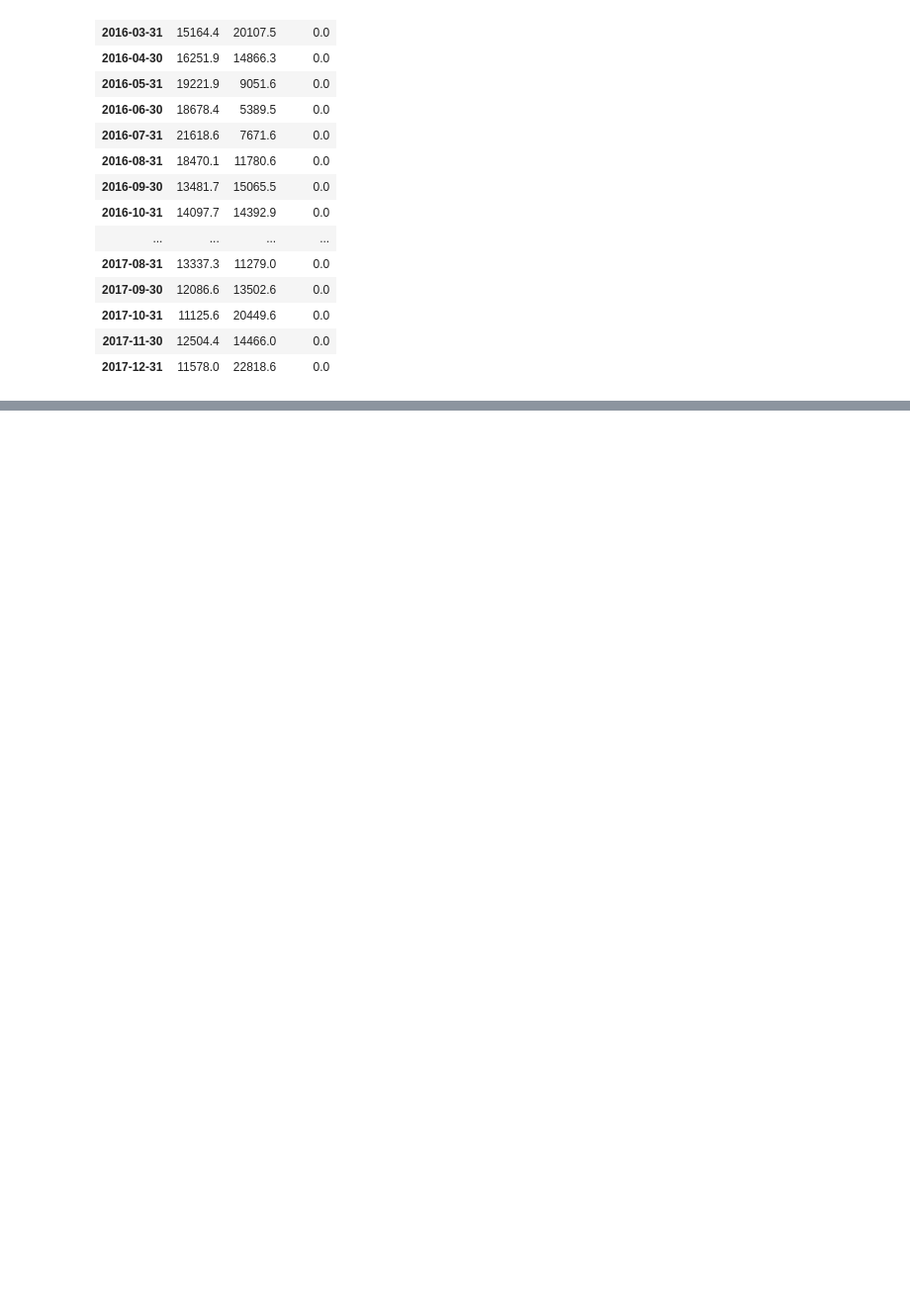
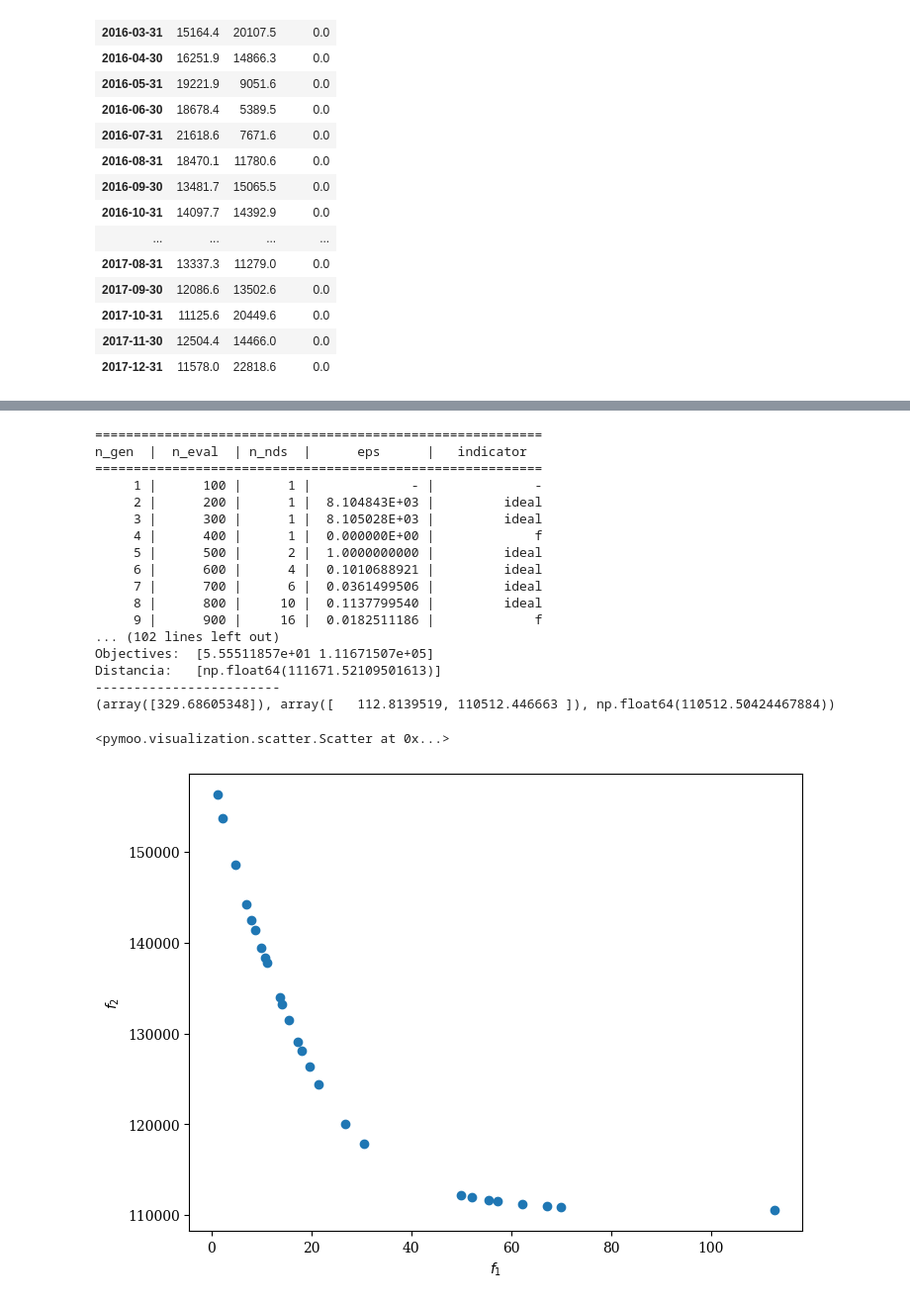
Before and after one commit to arthurcoelho442/Sujidade-e-Retorno-Economico-de-Baterias, a Jupyter notebook: atual.ipynb, the cells around one changed output, grey strips where cells are left out. Shown at 99% size. Saved outputs shown, nothing was run; the diff lists cells and outputs as text; code cells hidden in the pictures; blank space fills up the shorter version.

```diff
--- a/atual.ipynb
+++ b/atual.ipynb
@@ -583,7 +649,7 @@ def run_optimization(problem, algorithm, seed, verbose=False):
 # Definir o problema de otimização
 n_var = 1
 max_baterry = 3.9*10**6
-objs = [c_bat, lambda x: [sum(energBaterry(PotPVM, consumo,x)[1].iloc[:,0] * c_tou)]]
+objs = [c_bat, lambda e_b: [Ce(e_b, users[0])]]
 problem = FunctionalProblem(n_var, objs, xl=np.full(n_var, 0), xu=np.full(n_var, max_baterry))
 
 # Configurar o algoritmo NSGA-III
@@ -614,33 +680,53 @@ result = minimize(problem, algorithm, seed=980, termination=('n_gen', 10), verbo
 #     thread.join()
 
 # result_max = results_list[0]
 # for result in results_list:
 #     len_population = len(result[0].X)
 #     if (len(result_max[0].X)<=len_population):
 #         result = result
 
 # # Acessar os resultados
 # result = result_max[0]
 
 final_population = result.X
 final_objectives = result.F
 
 # Imprimir os resultados
 lista = []
 for individual, objectives in zip(final_population, final_objectives):
     dist = np.linalg.norm([0, 0] - objectives)
     print("Individual: ", individual)
     print("Objectives: ", objectives)
     print("Distancia:  ", [dist])
     print("------------------------")
 
     lista.append((individual, objectives, dist))
 
 print(min(lista, key=lambda x: x[2]))
 
 scatter_plot = Scatter().add(result.F).show()
 
 scatter_plot.save("scatter_plot.png")
+# %% [output]
+==========================================================
+n_gen  |  n_eval  | n_nds  |      eps      |   indicator
+==========================================================
+     1 |      100 |      1 |             - |             -
+     2 |      200 |      1 |  8.104843E+03 |         ideal
+     3 |      300 |      1 |  8.105028E+03 |         ideal
+     4 |      400 |      1 |  0.000000E+00 |             f
+     5 |      500 |      2 |  1.0000000000 |         ideal
+     6 |      600 |      4 |  0.1010688921 |         ideal
+     7 |      700 |      6 |  0.0361499506 |         ideal
+     8 |      800 |     10 |  0.1137799540 |         ideal
+     9 |      900 |     16 |  0.0182511186 |             f
+... (102 lines left out)
+Objectives:  [5.55511857e+01 1.11671507e+05]
+Distancia:   [np.float64(111671.52109501613)]
+------------------------
+(array([329.68605348]), array([   112.8139519, 110512.446663 ]), np.float64(110512.50424467884))
+<pymoo.visualization.scatter.Scatter at 0x...>
+[figure, added]
 # %%
 for result in results_list:
     print(len(result[0].X), result)
```
Also changed, not shown: parts of 19 cells of this notebook, 26 other files.
